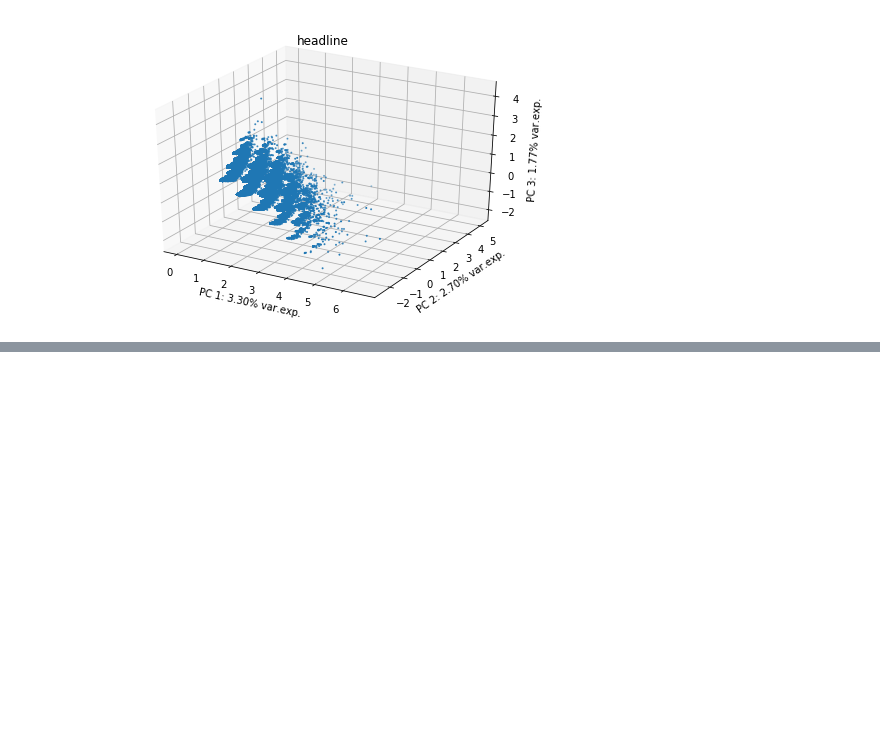
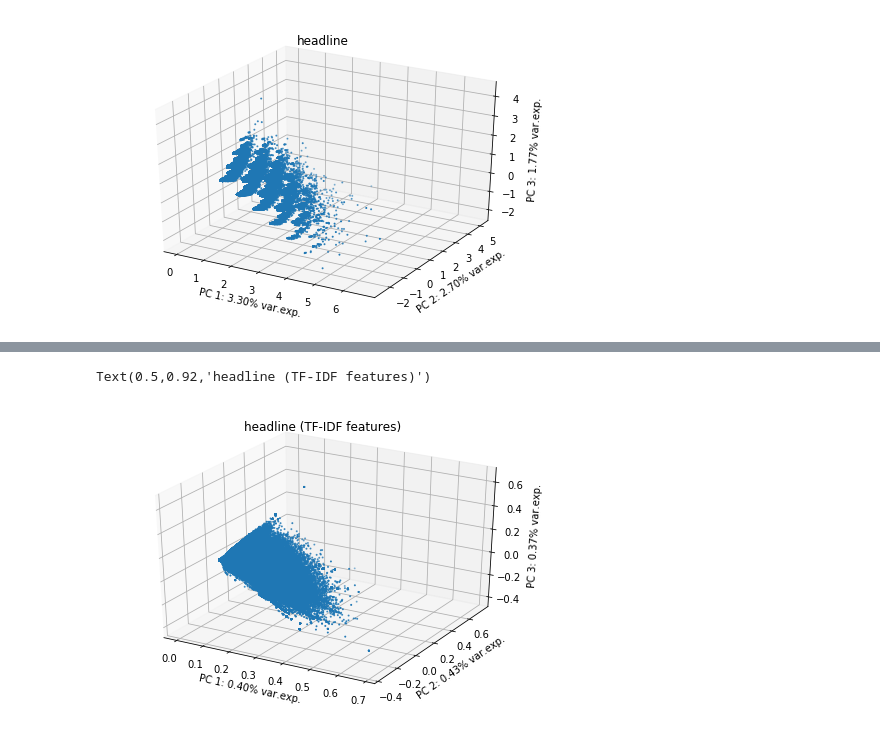
Before and after one commit to williamlu2015/GuardsOfTheDeep, a Jupyter notebook: notebooks/headline_visualizations.ipynb, the cells around one changed output, grey strips where cells are left out. Cells and saved outputs as stored; diff of their text form; code cells hidden in the pictures; blank space fills up the shorter version.

```diff
--- a/notebooks/headline_visualizations.ipynb
+++ b/notebooks/headline_visualizations.ipynb
@@ -53,0 +93,16 @@ Text(0.5,0.92,'headline')
+# %%
+pca = TruncatedSVD(n_components=3)
+Z = pca.fit_transform(X_tfidf)
+variances = pca.explained_variance_ratio_
+
+fig = plt.figure()
+ax = Axes3D(fig)
+
+ax.scatter(Z[:, 0], Z[:, 1], Z[:, 2], s=1)
+ax.set_xlabel("PC 1: " + "{:.2%}".format(variances[0]) + " var.exp.")
+ax.set_ylabel("PC 2: " + "{:.2%}".format(variances[1]) + " var.exp.")
+ax.set_zlabel("PC 3: " + "{:.2%}".format(variances[2]) + " var.exp.")
+plt.title("headline (TF-IDF features)")
+# %% [output]
+Text(0.5,0.92,'headline (TF-IDF features)')
+[figure, added]
```
Also changed, not shown: parts of 8 cells of this notebook, 3 other files.
